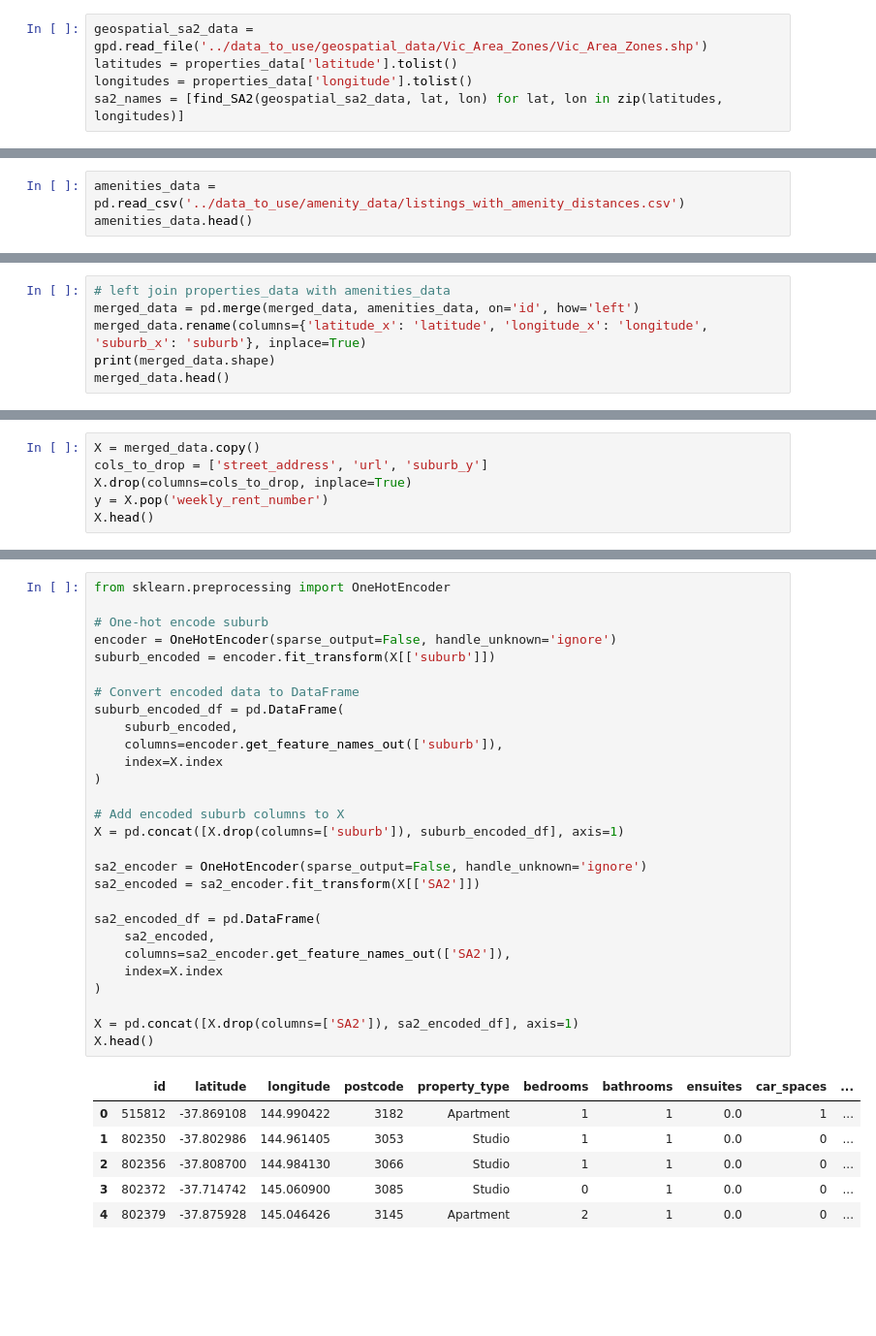
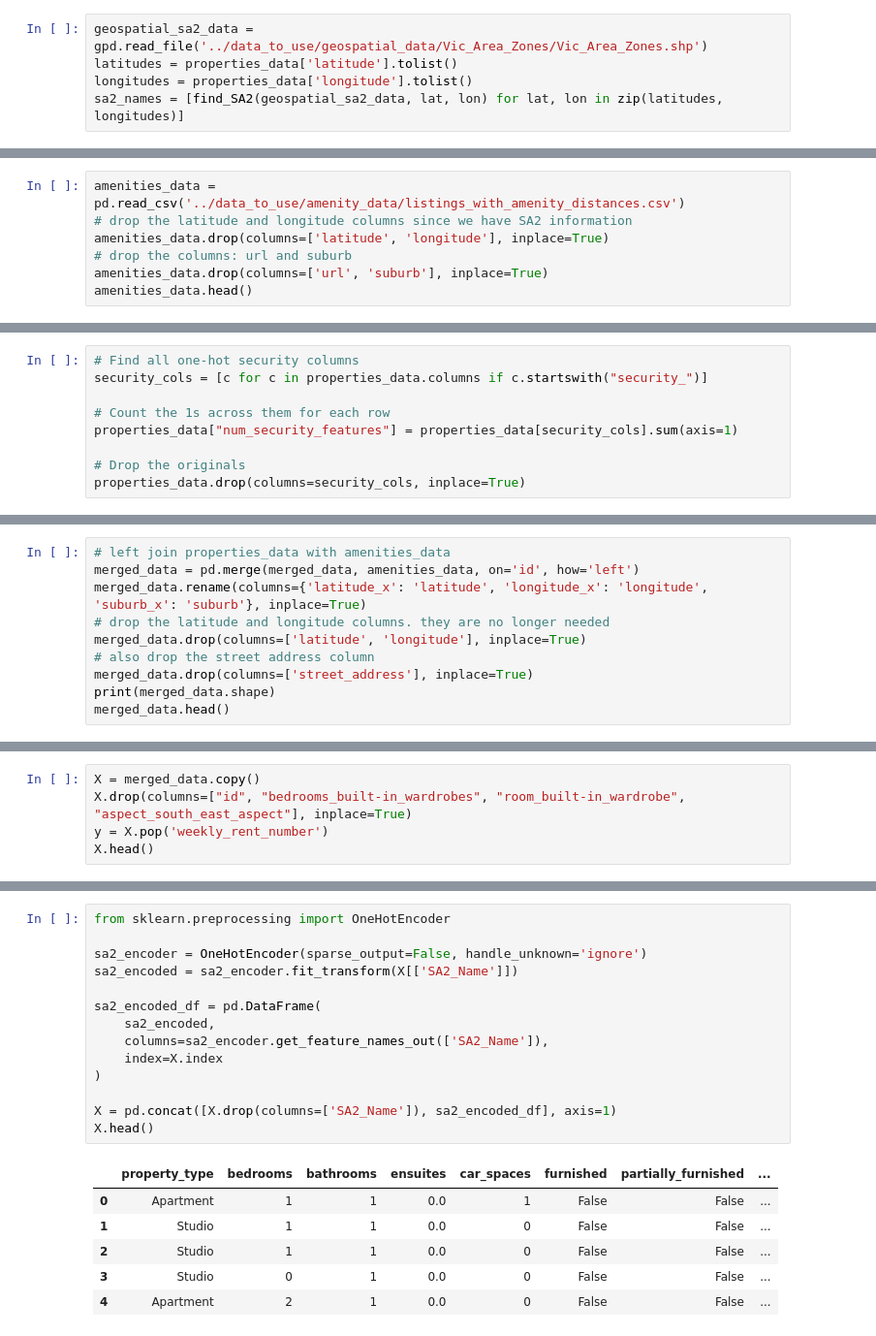
Before and after one commit to Aditya048/real-estate-industry-project, a Jupyter notebook: modelling/rfr.ipynb, the cells around one changed output, grey strips where cells are left out. Shown at 97% size. Drawn from its saved outputs; the diff is of its cells as text; blank space fills up the shorter version.

```diff
--- a/modelling/rfr.ipynb
+++ b/modelling/rfr.ipynb
@@ -112,4 +112,8 @@ properties_data.head()
 # %%
 amenities_data = pd.read_csv('../data_to_use/amenity_data/listings_with_amenity_distances.csv')
+# drop the latitude and longitude columns since we have SA2 information
+amenities_data.drop(columns=['latitude', 'longitude'], inplace=True)
+# drop the columns: url and suburb
+amenities_data.drop(columns=['url', 'suburb'], inplace=True)
 amenities_data.head()
 # %% [output]
@@ -142,3 +248,12 @@ properties_data.head()
+# %%
+# Find all one-hot security columns
+security_cols = [c for c in properties_data.columns if c.startswith("security_")]
+
+# Count the 1s across them for each row
+properties_data["num_security_features"] = properties_data[security_cols].sum(axis=1)
+
+# Drop the originals
+properties_data.drop(columns=security_cols, inplace=True)
 # %%
 merged_data = pd.merge(properties_data, dwellings_data, on='SA2_Name', how='left')
 merged_data.head()
@@ -154,6 +268,10 @@ merged_data.head()
 # left join properties_data with amenities_data
 merged_data = pd.merge(merged_data, amenities_data, on='id', how='left')
 merged_data.rename(columns={'latitude_x': 'latitude', 'longitude_x': 'longitude', 'suburb_x': 'suburb'}, inplace=True)
+# drop the latitude and longitude columns. they are no longer needed
+merged_data.drop(columns=['latitude', 'longitude'], inplace=True)
+# also drop the street address column
+merged_data.drop(columns=['street_address'], inplace=True)
 print(merged_data.shape)
 merged_data.head()
 # %% [output]
@@ -168,7 +285,6 @@ merged_data.head()
 # %%
 X = merged_data.copy()
-cols_to_drop = ['street_address', 'url', 'suburb_y']
-X.drop(columns=cols_to_drop, inplace=True)
+X.drop(columns=["id", "bedrooms_built-in_wardrobes", "room_built-in_wardrobe", "aspect_south_east_aspect"], inplace=True)
 y = X.pop('weekly_rent_number')
 X.head()
 # %% [output]
@@ -182,35 +297,21 @@ X.head()
 # %%
 from sklearn.preprocessing import OneHotEncoder
 
-# One-hot encode suburb
-encoder = OneHotEncoder(sparse_output=False, handle_unknown='ignore')
-suburb_encoded = encoder.fit_transform(X[['suburb']])
+sa2_encoder = OneHotEncoder(sparse_output=False, handle_unknown='ignore')
+sa2_encoded = sa2_encoder.fit_transform(X[['SA2_Name']])
 
-# Convert encoded data to DataFrame
-suburb_encoded_df = pd.DataFrame(
-    suburb_encoded,
-    columns=encoder.get_feature_names_out(['suburb']),
+sa2_encoded_df = pd.DataFrame(
+    sa2_encoded,
+    columns=sa2_encoder.get_feature_names_out(['SA2_Name']),
     index=X.index
 )
 
-# Add encoded suburb columns to X
-X = pd.concat([X.drop(columns=['suburb']), suburb_encoded_df], axis=1)
-
-sa2_encoder = OneHotEncoder(sparse_output=False, handle_unknown='ignore')
-sa2_encoded = sa2_encoder.fit_transform(X[['SA2']])
-
-sa2_encoded_df = pd.DataFrame(
-    sa2_encoded,
-    columns=sa2_encoder.get_feature_names_out(['SA2']),
-    index=X.index
-)
-
-X = pd.concat([X.drop(columns=['SA2']), sa2_encoded_df], axis=1)
+X = pd.concat([X.drop(columns=['SA2_Name']), sa2_encoded_df], axis=1)
 X.head()
 # %% [output]
-|  | id | latitude | longitude | postcode | property_type | bedrooms | bathrooms | ensuites | car_spaces | ... |
-| 0 | 515812 | -37.869108 | 144.990422 | 3182 | Apartment | 1 | 1 | 0.0 | 1 | ... |
-| 1 | 802350 | -37.802986 | 144.961405 | 3053 | Studio | 1 | 1 | 0.0 | 0 | ... |
-| 2 | 802356 | -37.808700 | 144.984130 | 3066 | Studio | 1 | 1 | 0.0 | 0 | ... |
-| 3 | 802372 | -37.714742 | 145.060900 | 3085 | Studio | 0 | 1 | 0.0 | 0 | ... |
-| 4 | 802379 | -37.875928 | 145.046426 | 3145 | Apartment | 2 | 1 | 0.0 | 0 | ... |
+|  | property_type | bedrooms | bathrooms | ensuites | car_spaces | furnished | partially_furnished | ... |
+| 0 | Apartment | 1 | 1 | 0.0 | 1 | False | False | ... |
+| 1 | Studio | 1 | 1 | 0.0 | 0 | False | False | ... |
+| 2 | Studio | 1 | 1 | 0.0 | 0 | False | False | ... |
+| 3 | Studio | 0 | 1 | 0.0 | 0 | False | False | ... |
+| 4 | Apartment | 2 | 1 | 0.0 | 0 | False | False | ... |
```
Also changed, not shown: parts of 25 cells of this notebook.
